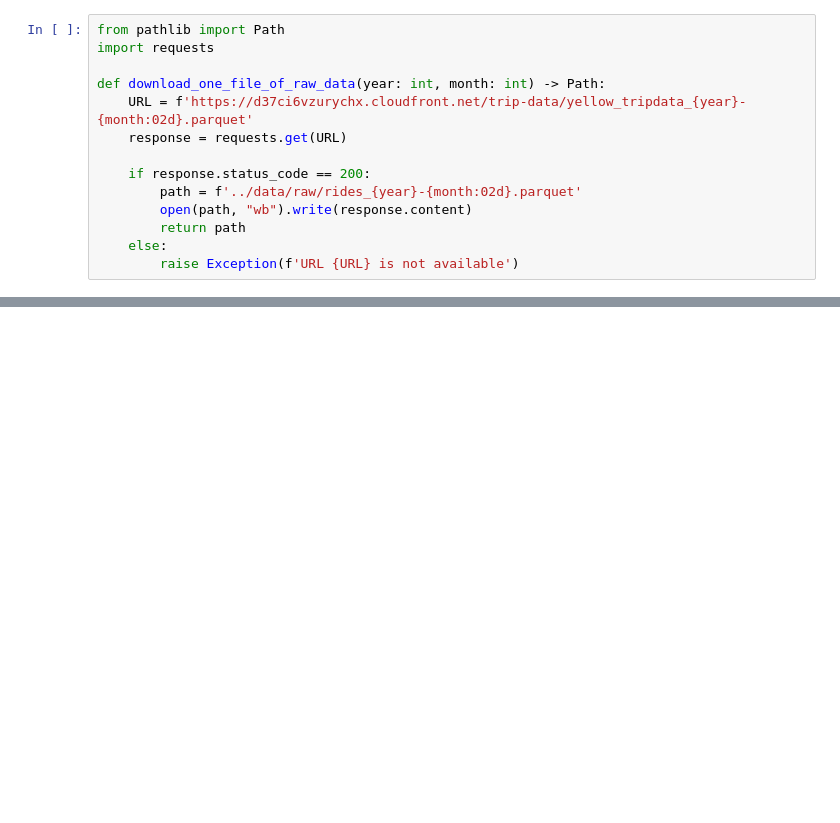
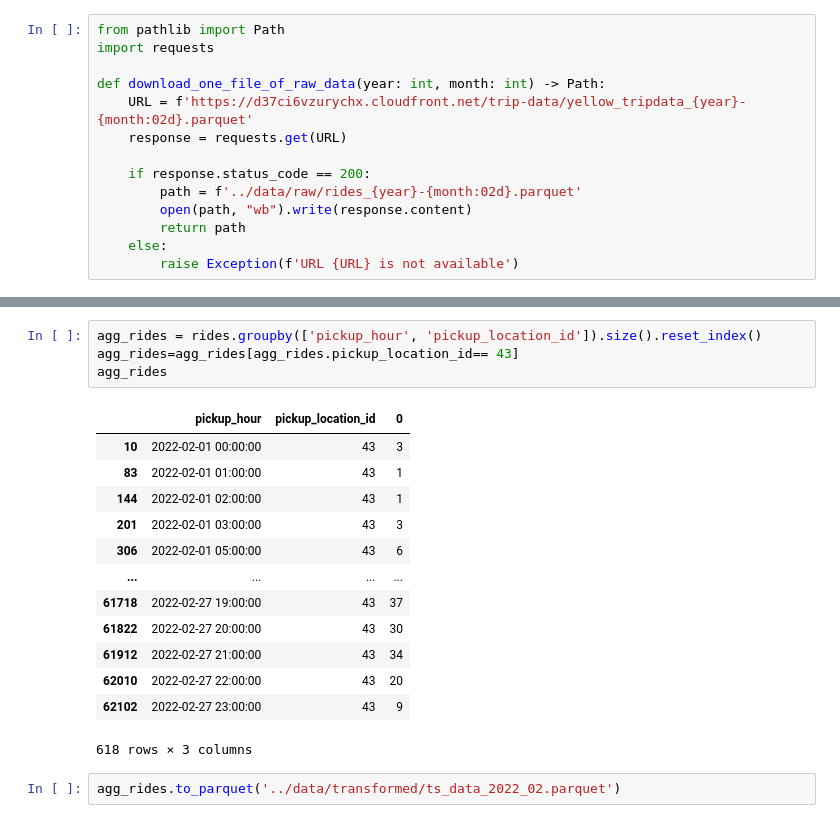
Before and after one commit to Dforko/Taxi-Demand-Predictor, a Jupyter notebook: notebooks/Scrapper.ipynb, the cells around one changed output, grey strips where cells are left out. Cells and saved outputs as stored; diff of their text form; blank space fills up the shorter version.

```diff
--- a/notebooks/Scrapper.ipynb
+++ b/notebooks/Scrapper.ipynb
@@ -30,0 +99,20 @@ rides.head()
+# %%
+agg_rides = rides.groupby(['pickup_hour', 'pickup_location_id']).size().reset_index()
+agg_rides=agg_rides[agg_rides.pickup_location_id== 43]
+agg_rides
+# %% [output]
+|  | pickup_hour | pickup_location_id | 0 |
+| 10 | 2022-02-01 00:00:00 | 43 | 3 |
+| 83 | 2022-02-01 01:00:00 | 43 | 1 |
+| 144 | 2022-02-01 02:00:00 | 43 | 1 |
+| 201 | 2022-02-01 03:00:00 | 43 | 3 |
+| 306 | 2022-02-01 05:00:00 | 43 | 6 |
+| ... | ... | ... | ... |
+| 61718 | 2022-02-27 19:00:00 | 43 | 37 |
+| 61822 | 2022-02-27 20:00:00 | 43 | 30 |
+| 61912 | 2022-02-27 21:00:00 | 43 | 34 |
+| 62010 | 2022-02-27 22:00:00 | 43 | 20 |
+| 62102 | 2022-02-27 23:00:00 | 43 | 9 |
+618 rows × 3 columns
+# %%
+agg_rides.to_parquet('../data/transformed/ts_data_2022_02.parquet')
```
Also changed, not shown: parts of 10 cells of this notebook, 12 other files.
